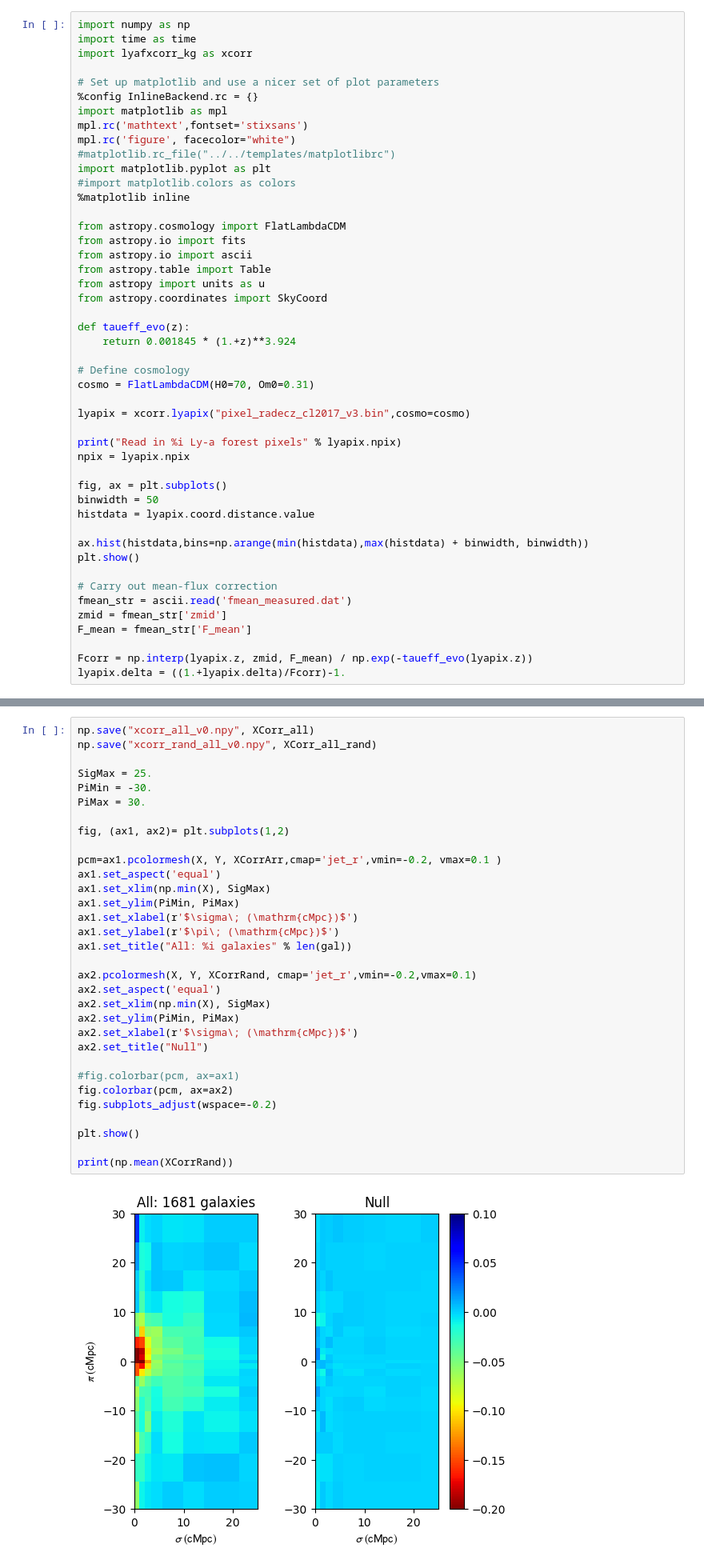
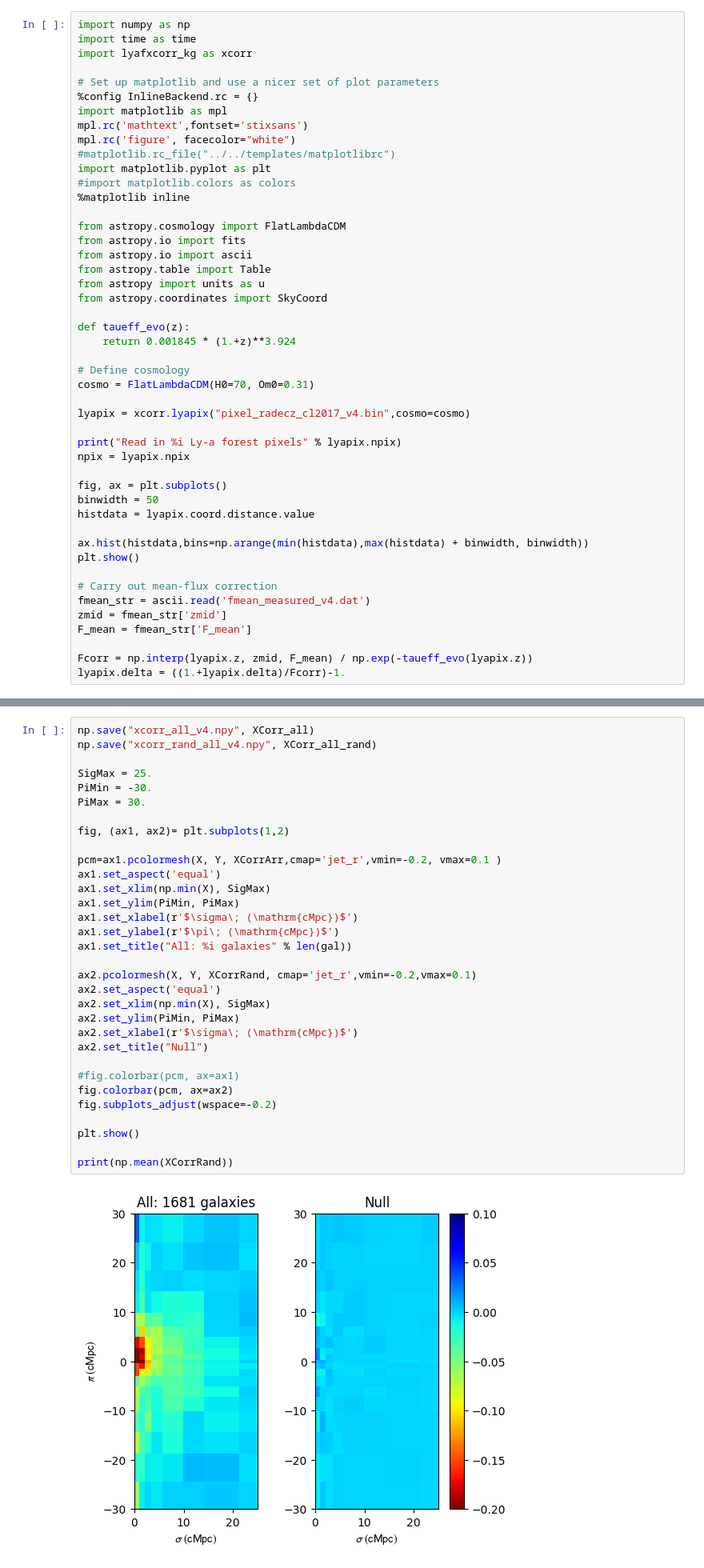
Before and after one commit to kheegan/crosscorr2017, a Jupyter notebook: crosscorr_cl2017.ipynb, the cells around one changed output, grey strips where cells are left out. Shown at 80% size. Drawn from its saved outputs; the diff is of its cells as text.

```diff
--- a/crosscorr_cl2017.ipynb
+++ b/crosscorr_cl2017.ipynb
@@ -48,7 +48,7 @@ def taueff_evo(z):
 # Define cosmology
 cosmo = FlatLambdaCDM(H0=70, Om0=0.31)
 
-lyapix = xcorr.lyapix("pixel_radecz_cl2017_v3.bin",cosmo=cosmo)
+lyapix = xcorr.lyapix("pixel_radecz_cl2017_v4.bin",cosmo=cosmo)
 
 print("Read in %i Ly-a forest pixels" % lyapix.npix)
 npix = lyapix.npix
@@ -61,7 +61,7 @@ ax.hist(histdata,bins=np.arange(min(histdata),max(histdata) + binwidth, binwidth
 plt.show()
 
 # Carry out mean-flux correction
-fmean_str = ascii.read('fmean_measured.dat')
+fmean_str = ascii.read('fmean_measured_v4.dat')
 zmid = fmean_str['zmid']
 F_mean = fmean_str['F_mean']
 
@@ -507,35 +507,35 @@ Finished evaluating cross-correlations. This took 269.825645 seconds
 0 galaxies had no cross-correlations within these bins.
 # %%
-np.save("xcorr_all_v0.npy", XCorr_all)
-np.save("xcorr_rand_all_v0.npy", XCorr_all_rand)
+np.save("xcorr_all_v4.npy", XCorr_all)
+np.save("xcorr_rand_all_v4.npy", XCorr_all_rand)
 
 SigMax = 25.
 PiMin = -30.
 PiMax = 30.
 
 fig, (ax1, ax2)= plt.subplots(1,2)
 
 pcm=ax1.pcolormesh(X, Y, XCorrArr,cmap='jet_r',vmin=-0.2, vmax=0.1 )
 ax1.set_aspect('equal')
 ax1.set_xlim(np.min(X), SigMax)
 ax1.set_ylim(PiMin, PiMax)
 ax1.set_xlabel(r'$\sigma\; (\mathrm{cMpc})$')
 ax1.set_ylabel(r'$\pi\; (\mathrm{cMpc})$')
 ax1.set_title("All: %i galaxies" % len(gal))
 
 ax2.pcolormesh(X, Y, XCorrRand, cmap='jet_r',vmin=-0.2,vmax=0.1)
 ax2.set_aspect('equal')
 ax2.set_xlim(np.min(X), SigMax)
 ax2.set_ylim(PiMin, PiMax)
 ax2.set_xlabel(r'$\sigma\; (\mathrm{cMpc})$')
 ax2.set_title("Null")
 
 #fig.colorbar(pcm, ax=ax1)
 fig.colorbar(pcm, ax=ax2)
 fig.subplots_adjust(wspace=-0.2)
 
 plt.show()
 
 print(np.mean(XCorrRand))
 # %% [output]
-[figure, old version]
+[figure, new version]
```
Also changed, not shown: parts of 13 cells of this notebook, 1 other file.
